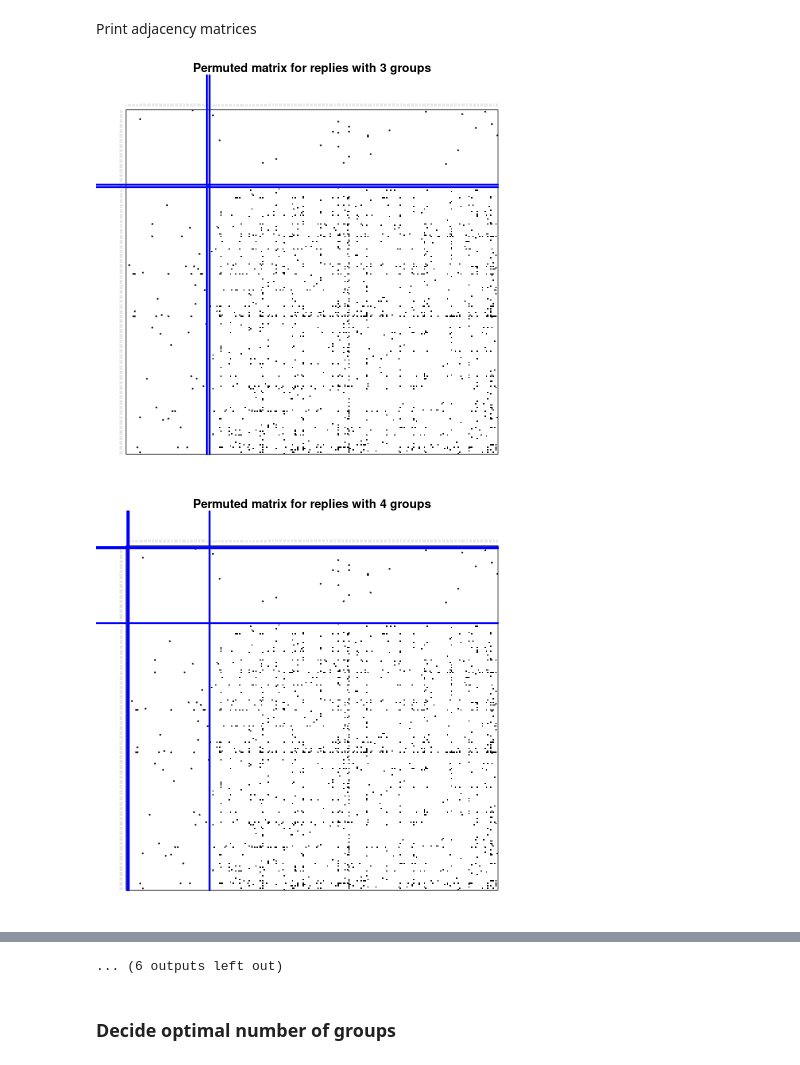
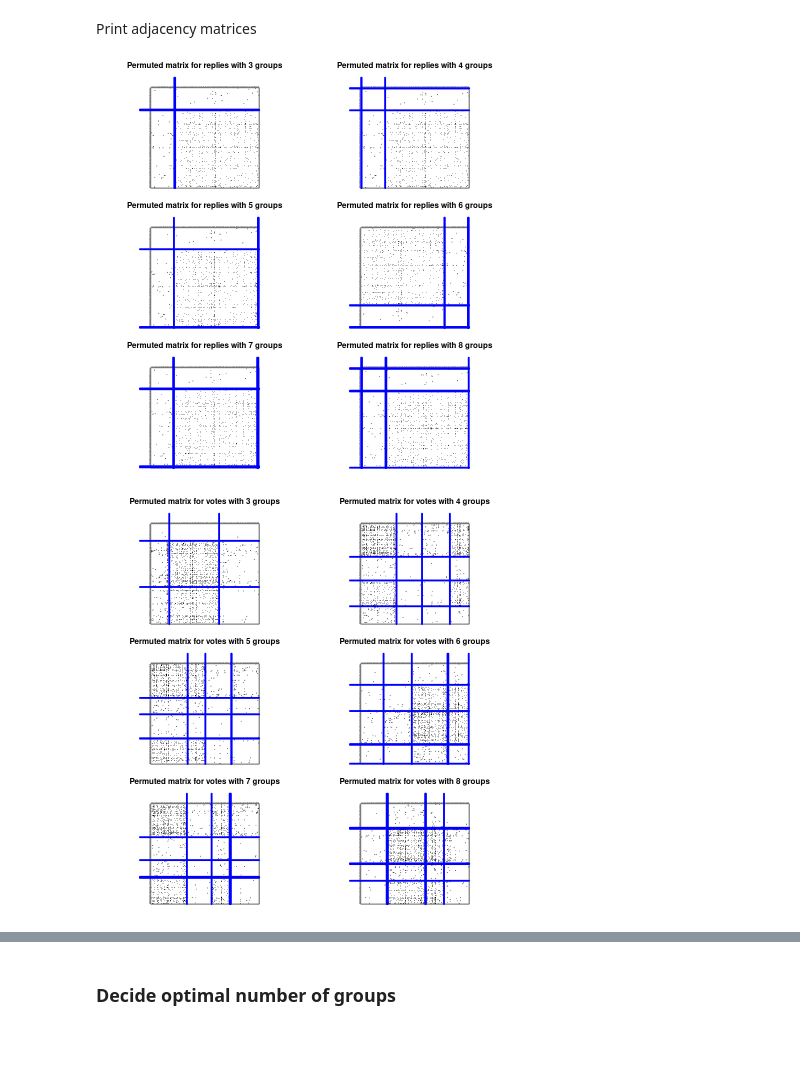
Before and after one commit to babiyivan/network-role-mining, a Jupyter notebook: blockmodelling.ipynb, the cells around one changed output, grey strips where cells are left out. Drawn from its saved outputs; the diff is of its cells as text; code cells hidden in the pictures.

Commit message:
Generate new graphs

```diff
--- a/blockmodelling.ipynb
+++ b/blockmodelling.ipynb
@@ -60,16 +65,17 @@ res = readRDS(paste('results/bm/', 'bm-', n, '-bin.rds', sep=''))
 Print adjacency matrices
 # %%
 for (x in types) {
+  par(mfrow = c(3, 2))
   for (k in 3:8) {
     # png(paste('results/adjmat-',x,'-',k,'.png', sep=''), width = 800, height = 800)
     plot(res[[x]][[k]], main = paste('Permuted matrix for', x, 'with', k, 'groups'),
       mar = c(1, 2, 3, 1), title.line = 2)
     dens = funByBlocks(res[[x]][[k]])
     dens[is.nan(dens)] <- 0
     # plotMat(dens)
     # dev.off()
   }
 }
 # %% [output]
-[figure, old version]
+[figure, new version]
-[figure, old version]
+[figure, new version]
@@ -86,4 +83,3 @@ for (x in types) {
-... (6 outputs left out)
 # %% [markdown]
 ### Decide optimal number of groups
 # %% [markdown]
```
Also changed, not shown: parts of 2 cells of this notebook, 5 other files.
